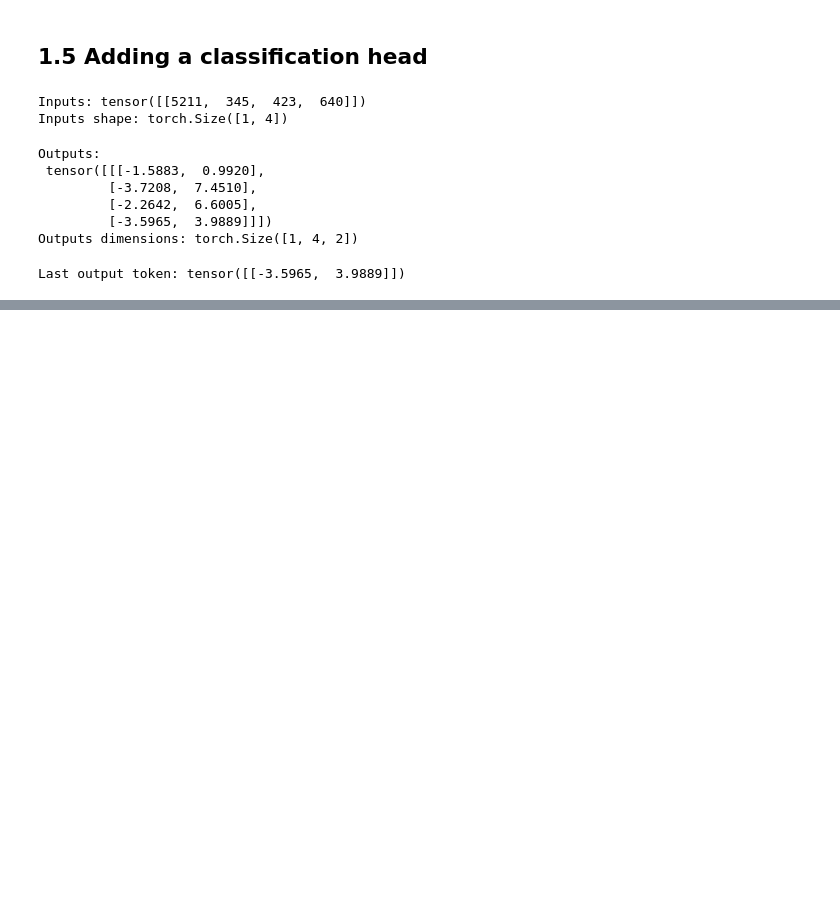
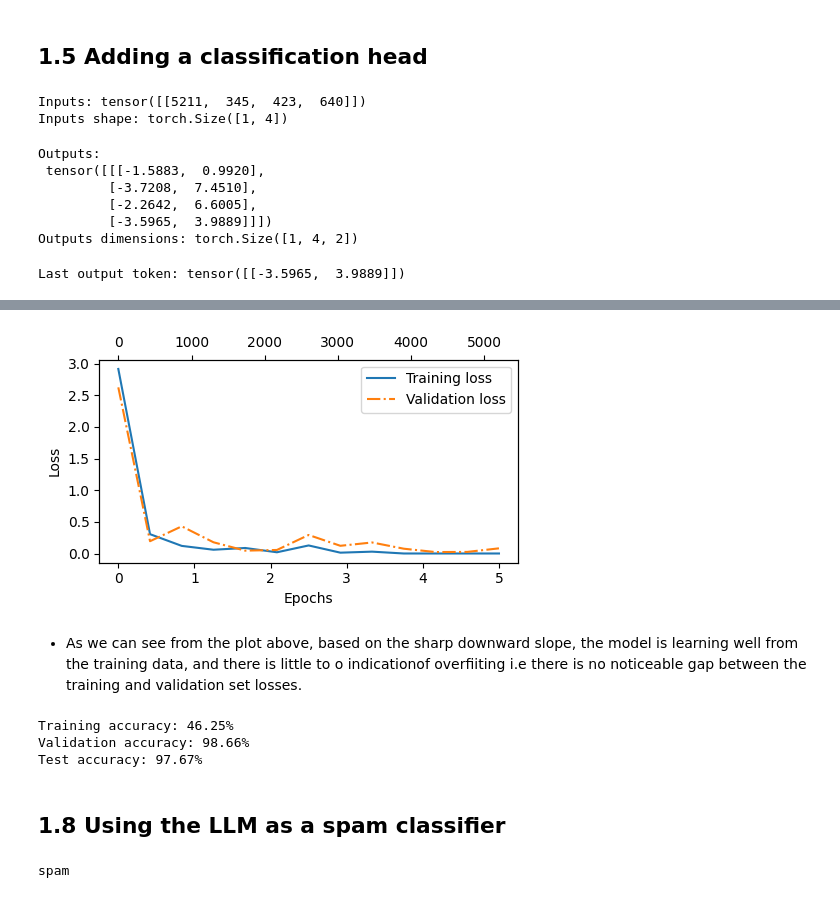
Before and after one commit to Cohegen/Build-A-LLM-From-Scratch, a Jupyter notebook: ClassificationLLM.ipynb, the cells around one changed output, grey strips where cells are left out. Drawn from its saved outputs; the diff is of its cells as text; code cells hidden in the pictures; blank space fills up the shorter version.

```diff
--- a/ClassificationLLM.ipynb
+++ b/ClassificationLLM.ipynb
@@ -618,0 +634,4 @@ Last output token: tensor([[-3.5965,  3.9889]])
+# %%
+logits = outputs[:,-1,:]
+label = torch.argmax(logits)
+print("Class label:",label.item())
@@ -618,0 +790,18 @@ Last output token: tensor([[-3.5965,  3.9889]])
+# %%
+import time
+start_time = time.time()
+torch.manual_seed(123)
+optimizer = torch.optim.AdamW(model.parameters(),lr=5e-5,weight_decay=0.1)
+num_epochs = 5
+
+train_losses,val_losses,train_acc,val_acc,examples_seen = (
+    train_classifier(
+        model,train_loader,val_loader,optimizer,device,
+        num_epochs=num_epochs,eval_freq=50,eval_iter=5
+    )
+
+)
+end_time = time.time()
+
+execution_time = (end_time-start_time) / 60
+print(f"Training completed in {execution_time:.2f} minutes")
@@ -618,0 +824,45 @@ Last output token: tensor([[-3.5965,  3.9889]])
+# %%
+## plotting classification loss
+import matplotlib.pyplot as plt
+
+def plot_values(epochs_seen,examples_seen,train_values,val_values,label="loss"):
+  fig,ax1 = plt.subplots(figsize=(5,3))
+  ax1.plot(epochs_seen,train_values,label=f"Training {label}")
+  ax1.plot(epochs_seen,val_values,linestyle="-.",label=f"Validation {label}")
+  ax1.set_xlabel("Epochs")
+  ax1.set_ylabel(label.capitalize())
+  ax1.legend()
+
+  ax2 = ax1.twiny()
+  ax2.plot(examples_seen,train_values,alpha=0)
+
+  fig.tight_layout()
+  plt.show()
+
+epochs_tensor = torch.linspace(0,num_epochs,len(train_losses))
+examples_seen_tensor = torch.linspace(0,examples_seen,len(train_losses))
+
+plot_values(epochs_tensor,examples_seen_tensor,train_losses,val_losses)
+# %% [output]
+[figure, added]
+# %% [markdown]
+* As we can see from the plot above, based on the sharp downward slope, the model is learning well from the training data, and there is little to o indicationof overfiiting i.e there is no noticeable gap between the training and validation set losses.
+# %%
+train_acc = accuray_loader(
+    train_loader,model,device
+)
+val_accuracy = accuray_loader(
+    val_loader,model,device
+)
+test_accuracy = accuray_loader(
+    test_loader,model,device
+)
+print(f"Training accuracy: {train_accuracy*100:.2f}%")
+print(f"Validation accuracy: {val_accuracy*100:.2f}%")
+print(f"Test accuracy: {test_accuracy*100:.2f}%")
+# %% [output]
+Training accuracy: 46.25%
+Validation accuracy: 98.66%
+Test accuracy: 97.67%
+# %% [markdown]
+## 1.8 Using the LLM as a spam classifier
@@ -618,0 +885,8 @@ Last output token: tensor([[-3.5965,  3.9889]])
+# %%
+text_1 = (
+     "You are a winner you have been specially"
+    " selected to receive $1000 cash or a $2000 award."
+)
+print(classify_review(text_1,model,tokenizer,device,max_length=train_dataset.max_length))
+# %% [output]
+spam
```
Also changed, not shown: parts of 20 cells of this notebook.
